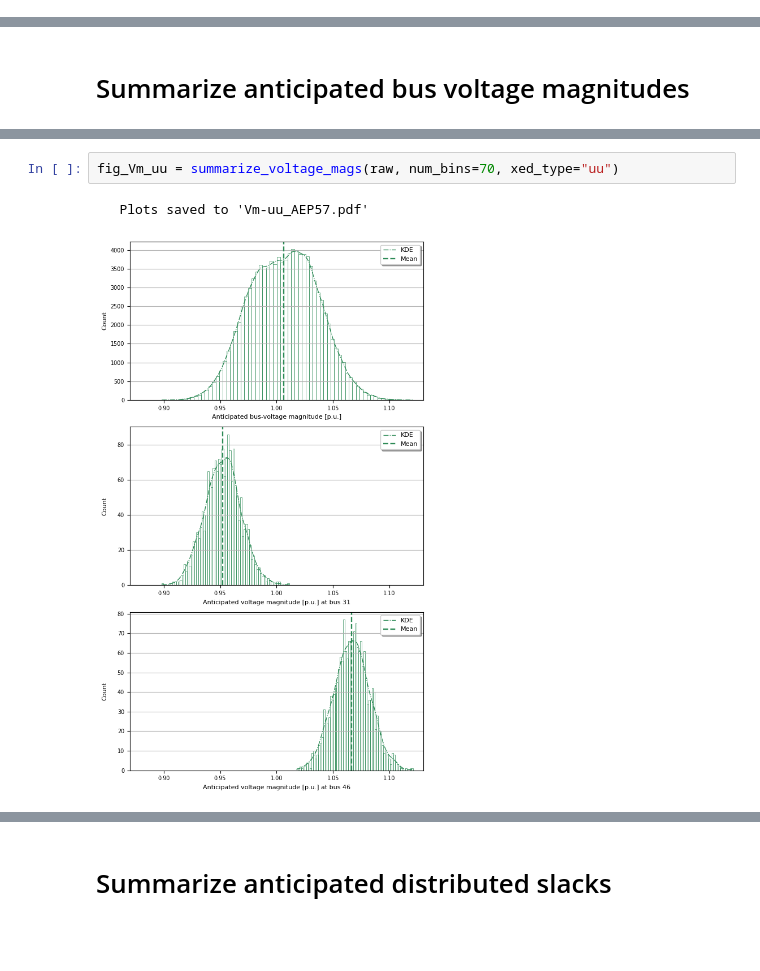
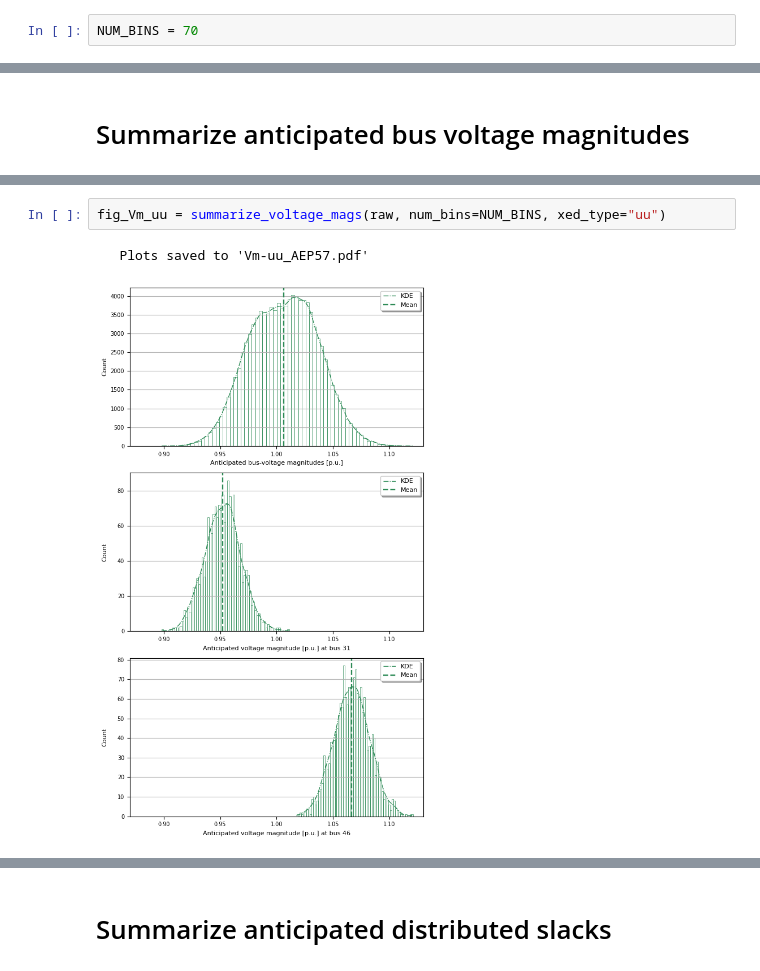
Before and after one commit to christian-cahig/Masterarbeit-DemoApps, a Jupyter notebook: prob-analysis/summarize.ipynb, the cells around one changed output, grey strips where cells are left out. Drawn from its saved outputs; the diff is of its cells as text; blank space fills up the shorter version.

```diff
--- a/prob-analysis/summarize.ipynb
+++ b/prob-analysis/summarize.ipynb
@@ -13,4 +12,6 @@ from summarize import (
 )
+# %%
+NUM_BINS = 70
 # %% [markdown]
 # Results data
 # %%
@@ -190,8 +190,8 @@ Averages over bus with least average voltage magnitudes
    ru @ 46: 0.017353508278471513
    rr @ 46: 0.017337145119012097
 # %%
-fig_Vm_uu = summarize_voltage_mags(raw, num_bins=70, xed_type="uu")
+fig_Vm_uu = summarize_voltage_mags(raw, num_bins=NUM_BINS, xed_type="uu")
 # %% [output]
    Plots saved to 'Vm-uu_AEP57.pdf'
-[figure, old version]
+[figure, new version]
 # %%
```
Also changed, not shown: parts of 21 cells of this notebook.
